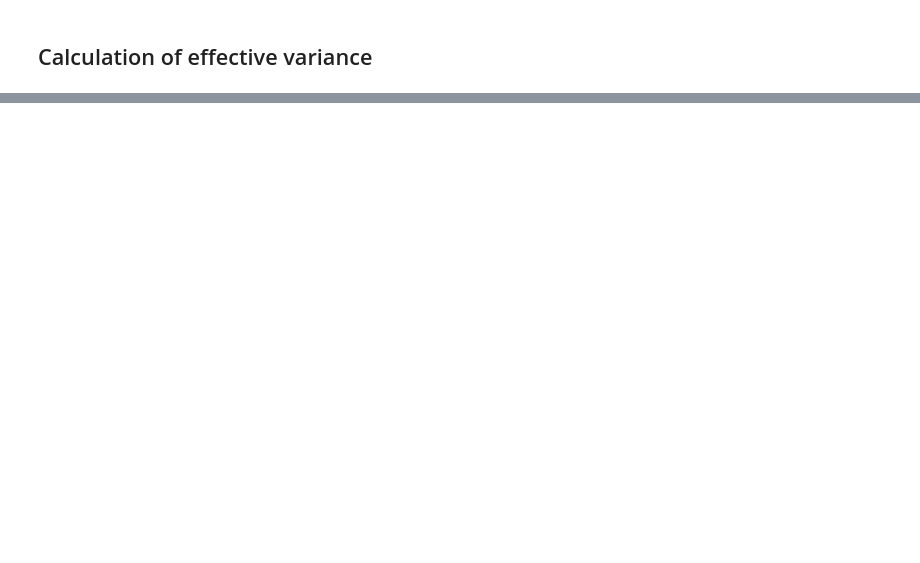
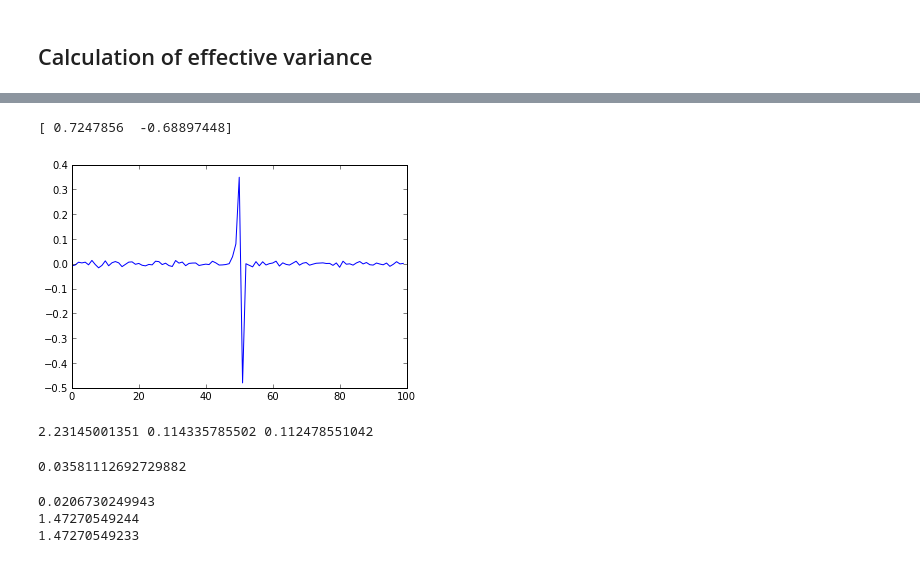
Before and after one commit to yzerlaut/transfer_functions, a Jupyter notebook: ornstein_uhlenbeck_covariance.ipynb, the cells around one changed output, grey strips where cells are left out. Drawn from its saved outputs; the diff is of its cells as text; code cells hidden in the pictures; blank space fills up the shorter version.

Commit message:
calculation of fpt in rotated space

```diff
--- a/ornstein_uhlenbeck_covariance.ipynb
+++ b/ornstein_uhlenbeck_covariance.ipynb
@@ -290,0 +359,47 @@ print np.mean(ou_process[1:]*ou_process[:-1])-ou_process.mean()**2
+# %%
+plt.plot(sta_inverse)
+print naive_filter
+# %% [output]
+[ 0.7247856  -0.68897448]
+[figure, added]
+# %%
+print ou_process.var(), ou_filtered_naive.var(),
+cxx = cov_matrix(sigma*np.sqrt(2./tau), 1./tau, 2*dt, dt)
+print rotate_matrix(naive_filter, cxx)
+np.sum(naive_filter)
+# %% [output]
+2.23145001351 0.114335785502 0.112478551042
+0.03581112692729882
+# %%
+#def ou_rate_rotate(mu, sigma, tau, threshold):
+sigma = 3.
+mu = 4.
+tau = 0.4
+cxx = cov_matrix(sigma*np.sqrt(2./tau), 1./tau, 2*dt, dt)
+_, trans_matrix = np.linalg.eig(cxx)
+trans_matrix = trans_matrix[::-1, :]
+rot_cxx = rotate_matrix(trans_matrix, cxx)
+sigma2_eff = np.diag(rot_cxx)
+mu_eff = np.dot(trans_matrix, np.ones(2)*mu)
+#threshold_eff =
+#integrand = lambda x: gaussian_1d(x, mu_eff, sigma_eff)
+#p, err = integrate.quad(integrand,  , np.inf)
+#x_pos = np.linalg.solve(trans_matrix.T, np.array([threshold, threshold]))
+x_pos = np.dot(trans_matrix, np.array([threshold, threshold]))
+A = trans_matrix.T
+ulimit = lambda x: A[0,1]/A[0,0]*x + x_pos[0]
+llimit = lambda x: A[1,1]/A[1,0]*x + x_pos[0]
+
+def gauss_integral(x, mu, sigma):
+    """integral of normal distribution from x to inf"""
+    return special.erfc((x-mu)/np.sqrt(2)/sigma)/2.
+integrand = lambda x: ((gauss_integral(llimit(x), mu_eff[0], np.sqrt(sigma2_eff[0]))-
+                             gauss_integral(ulimit(x), mu_eff[0], np.sqrt(sigma2_eff[0])))*
+                             gaussian_1d(x, mu_eff[1], np.sqrt(sigma2_eff[1])))
+print integrand(2)
+print integrate.quad(integrand, x_pos[1], np.inf)[0]/dt
+print ou_rate(mu, sigma, tau, threshold)
+# %% [output]
+0.0206730249943
+1.47270549244
+1.47270549233
```
Also changed, not shown: parts of 18 cells of this notebook.
